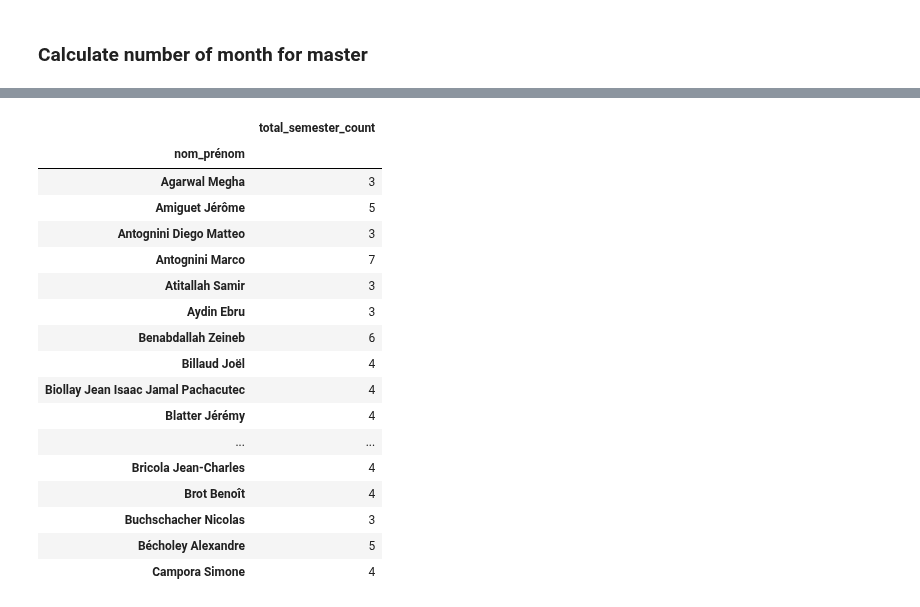
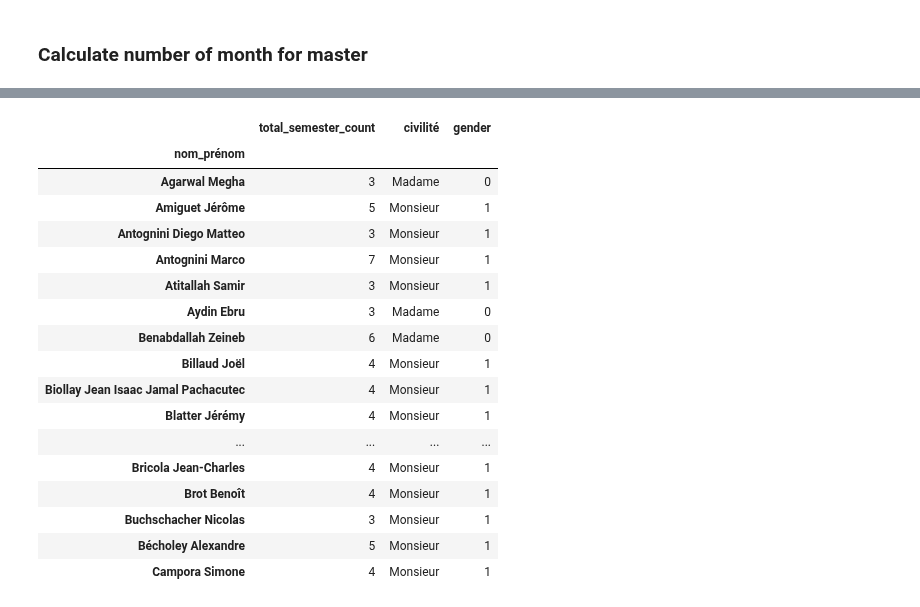
Before and after one commit to PaluchowskiMatthew/ADA-Kepler, a Jupyter notebook: 03 - Data from the Web/Get the data.ipynb, the cells around one changed output, grey strips where cells are left out. Drawn from its saved outputs; the diff is of its cells as text; code cells hidden in the pictures.

```diff
--- a/03 - Data from the Web/Get the data.ipynb
+++ b/03 - Data from the Web/Get the data.ipynb
@@ -607,34 +602,36 @@ original[original['nom_prénom']=='Brutsche Florian']
 # %%
-#Only consider students that were in Semester 1 and have done their Master project
-
 pruned_master = master_df.groupby(['nom_prénom']).filter(lambda x: x['semester'].str.contains('projet_master').any() and x['semester'].str.contains('semestre_1').any())
 pruned_master = pruned_master.groupby(['nom_prénom'])
 #print(pruned_master.shape)
 #print(pruned_master.size())
 master_total = pd.DataFrame(pruned_master.size().rename('total_semester_count'))
 #master_total = master_total.join(master_df, on_right='nom_prénom', how='left')
 #out = pd.DataFrame(pruned_master.size())
 #out.to_csv('/home/raccct/DATA/Dropbox/!!EPFL/16hs/Courses/ADA/ADA-Kepler/03 - Data from the Web/nomnom.csv')
+master_total['civilité'] = master_total.index.map(lambda x: master_df[master_df['nom_prénom'] == str(x)].civilité.unique()[0])
+#master_total.index
+
+master_total['gender'] = master_total.apply(is_men, axis=1)
 master_total.head(20)
 # %% [output]
-|  | total_semester_count |
-| nom_prénom |  |
-| Agarwal Megha | 3 |
-| Amiguet Jérôme | 5 |
-| Antognini Diego Matteo | 3 |
-| Antognini Marco | 7 |
-| Atitallah Samir | 3 |
-| Aydin Ebru | 3 |
-| Benabdallah Zeineb | 6 |
-| Billaud Joël | 4 |
-| Biollay Jean Isaac Jamal Pachacutec | 4 |
-| Blatter Jérémy | 4 |
-| ... | ... |
-| Bricola Jean-Charles | 4 |
-| Brot Benoît | 4 |
-| Buchschacher Nicolas | 3 |
-| Bécholey Alexandre | 5 |
-| Campora Simone | 4 |
+|  | total_semester_count | civilité | gender |
+| nom_prénom |  |  |  |
+| Agarwal Megha | 3 | Madame | 0 |
+| Amiguet Jérôme | 5 | Monsieur | 1 |
+| Antognini Diego Matteo | 3 | Monsieur | 1 |
+| Antognini Marco | 7 | Monsieur | 1 |
+| Atitallah Samir | 3 | Monsieur | 1 |
+| Aydin Ebru | 3 | Madame | 0 |
+| Benabdallah Zeineb | 6 | Madame | 0 |
+| Billaud Joël | 4 | Monsieur | 1 |
+| Biollay Jean Isaac Jamal Pachacutec | 4 | Monsieur | 1 |
+| Blatter Jérémy | 4 | Monsieur | 1 |
+| ... | ... | ... | ... |
+| Bricola Jean-Charles | 4 | Monsieur | 1 |
+| Brot Benoît | 4 | Monsieur | 1 |
+| Buchschacher Nicolas | 3 | Monsieur | 1 |
+| Bécholey Alexandre | 5 | Monsieur | 1 |
+| Campora Simone | 4 | Monsieur | 1 |
 # %%
 def is_men(row):
    if row['civilité'] == 'Monsieur':
```
Also changed, not shown: parts of 2 cells of this notebook.
